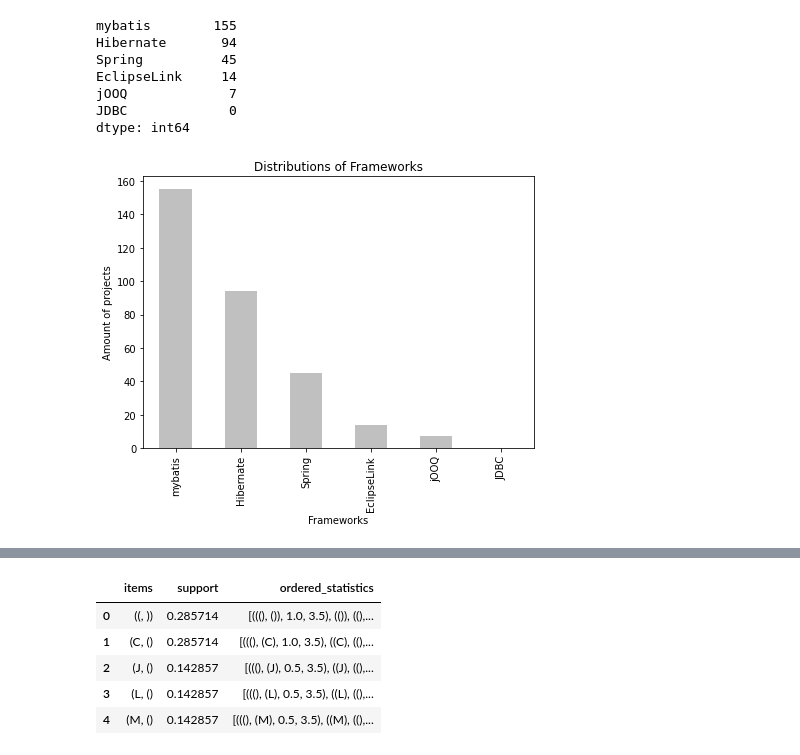
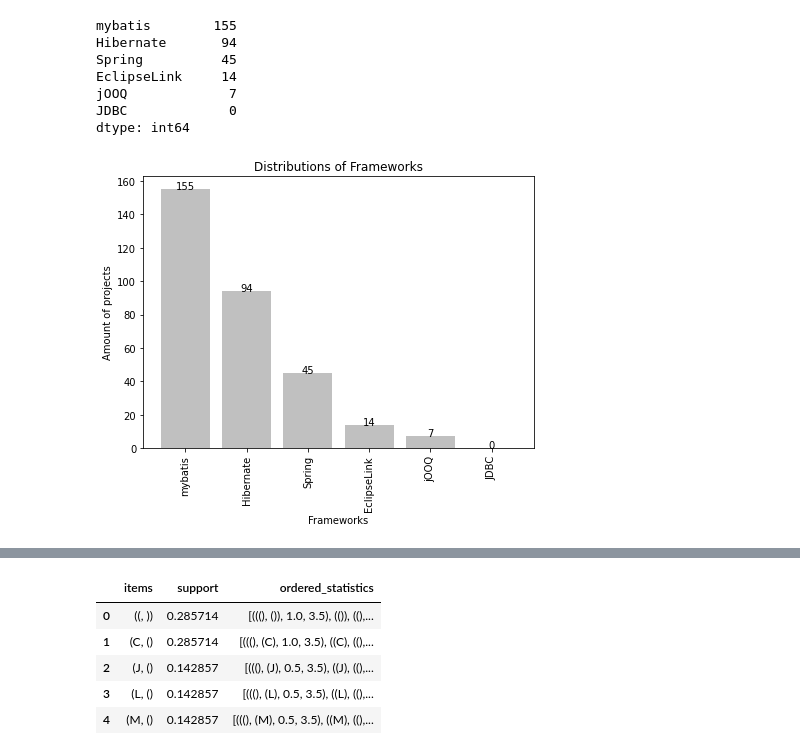
Before and after one commit to gems-uff/db-mining, a Jupyter notebook: src/results_implementation_characterization.ipynb, the cells around one changed output, grey strips where cells are left out. Saved outputs shown, nothing was run; the diff lists cells and outputs as text; code cells hidden in the pictures.

```diff
--- a/src/results_implementation_characterization.ipynb
+++ b/src/results_implementation_characterization.ipynb
@@ -49,12 +48,22 @@ JDBC             0
 dtype: int64
 # %%
 plt.figure(figsize=(7,5))
-data_with_index.iloc[: , 1:].sum().sort_values(ascending=False).plot(kind='bar', title="Distributions of Frameworks", color='silver')
+
+def addlabels(x,y):
+    for i in range(len(x)):
+        plt.text(i, y[i], y[i], ha = 'center') #
+
+df = data_with_index.iloc[: , 1:].sum().sort_values(ascending=False)
+plt.bar(df.index, df.values, color='silver')
+addlabels(df.index, df.values)
+plt.xticks(rotation=90)
+
+plt.title("Distributions of Frameworks")
 plt.xlabel("Frameworks")
 plt.ylabel("Amount of projects")
 plt.show()
 # %% [output]
-[figure, old version]
+[figure, new version]
 # %%
 from util import USAGE_FAN_IN_FILE
 df = pd.read_excel(USAGE_FAN_IN_FILE, engine = 'openpyxl')
```
Also changed, not shown: parts of 17 cells of this notebook, 5 other files.
